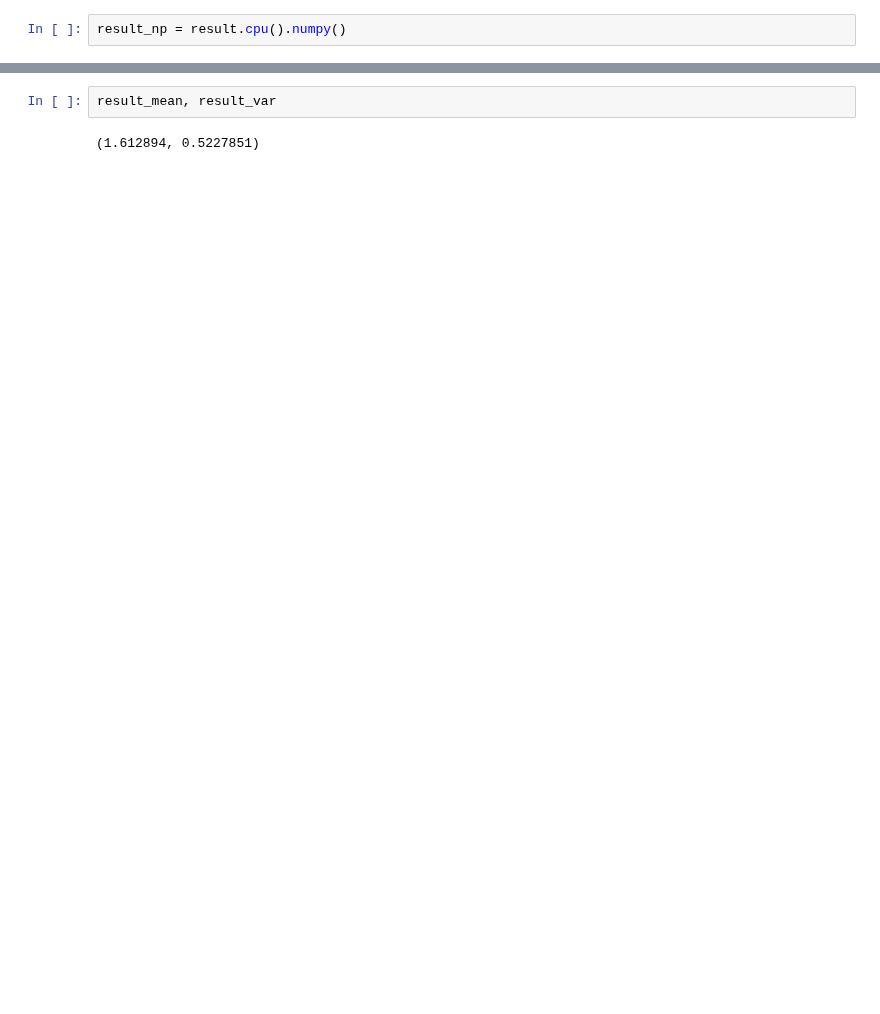
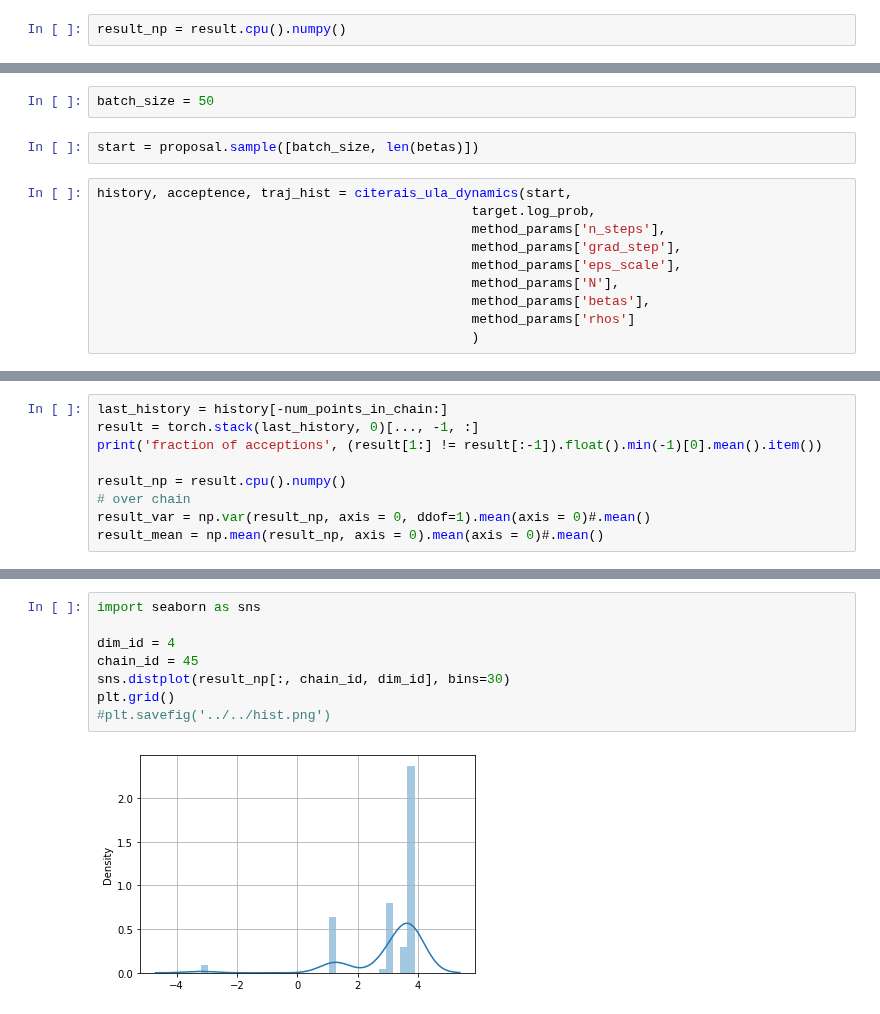
Before and after one commit to premolab/gans_sampling, a Jupyter notebook: notebooks/testing_stuff.ipynb, the cells around one changed output, grey strips where cells are left out. Saved outputs shown, nothing was run; the diff lists cells and outputs as text; blank space fills up the shorter version.

```diff
--- a/notebooks/testing_stuff.ipynb
+++ b/notebooks/testing_stuff.ipynb
@@ -245,0 +262,14 @@ result_mean = np.mean(result_np, axis = 1).mean(axis = 0).mean()
+# %%
+batch_size = 50
+# %%
+start = proposal.sample([batch_size, len(betas)])
+# %%
+history, acceptence, traj_hist = citerais_ula_dynamics(start,
+                                                target.log_prob,
+                                                method_params['n_steps'],
+                                                method_params['grad_step'],
+                                                method_params['eps_scale'],
+                                                method_params['N'],
+                                                method_params['betas'],
+                                                method_params['rhos']
+                                                )
@@ -245,0 +280,9 @@ result_mean = np.mean(result_np, axis = 1).mean(axis = 0).mean()
+# %%
+last_history = history[-num_points_in_chain:]
+result = torch.stack(last_history, 0)[..., -1, :]
+print('fraction of acceptions', (result[1:] != result[:-1]).float().min(-1)[0].mean().item())
+
+result_np = result.cpu().numpy()
+# over chain
+result_var = np.var(result_np, axis = 0, ddof=1).mean(axis = 0)#.mean()
+result_mean = np.mean(result_np, axis = 0).mean(axis = 0)#.mean()
@@ -250,4 +295,10 @@ result_np.shape
-# %%
-result_mean, result_var
-# %% [output]
-(1.612894, 0.5227851)
+# %%
+import seaborn as sns
+
+dim_id = 4
+chain_id = 45
+sns.distplot(result_np[:, chain_id, dim_id], bins=30)
+plt.grid()
+#plt.savefig('../../hist.png')
+# %% [output]
+[figure, added]
```
Also changed, not shown: parts of 30 cells of this notebook, 2 other files.
